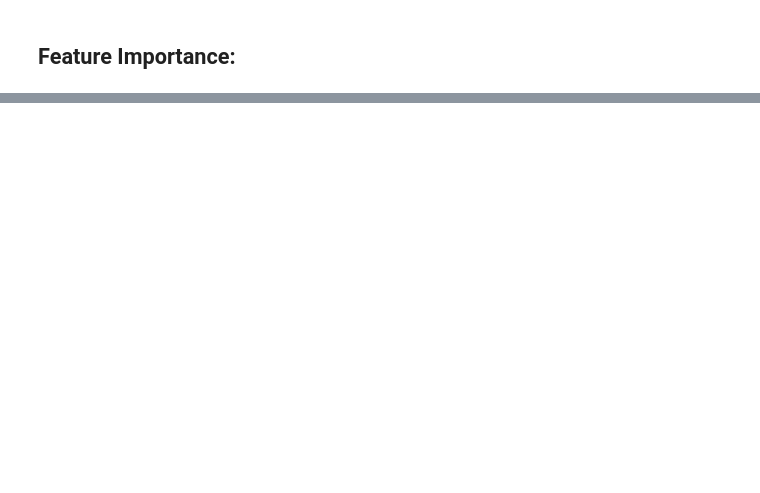
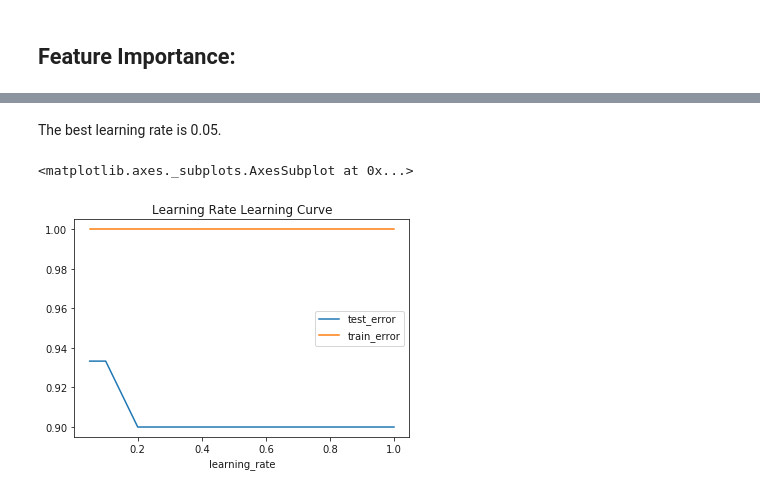
Before and after one commit to Sunanda1/ML-ZeroToDeepDive, a Jupyter notebook: Machine Learning Pipeline- Iris dataset.ipynb, the cells around one changed output, grey strips where cells are left out. Drawn from its saved outputs; the diff is of its cells as text; code cells hidden in the pictures; blank space fills up the shorter version.

```diff
--- a/Machine Learning Pipeline- Iris dataset.ipynb
+++ b/Machine Learning Pipeline- Iris dataset.ipynb
@@ -349,0 +504,15 @@ plt.title("Feature Importance", size=20);
+# %%
+### Examining the learning rate parameter
+res = []
+for learning_rate in [0.05,0.1,0.2,0.4,0.6,0.8,1]:
+    clf = xgb.XGBClassifier(max_depth=3,learning_rate=learning_rate, n_estimators=200)
+    clf.fit(X_train_1, Y_train_1, eval_set=eval_set, verbose=False)
+    res.append(
+        {
+            'learning_rate': learning_rate,
+            'train_error': accuracy_score(Y_train_1, clf.predict(X_train_1)),
+            'test_error': accuracy_score(Y_test_1, clf.predict(X_test_1))
+        })
+
+learning_rate_lr = pd.DataFrame(res).set_index('learning_rate').sort_index()
+learning_rate_lr
@@ -349,0 +529,8 @@ plt.title("Feature Importance", size=20);
+# %% [markdown]
+The best learning rate is 0.05.
+# %%
+# Plot Learning Rate
+learning_rate_lr.plot(title="Learning Rate Learning Curve")
+# %% [output]
+<matplotlib.axes._subplots.AxesSubplot at 0x...>
+[figure, added]
```
Also changed, not shown: parts of 44 cells of this notebook.
